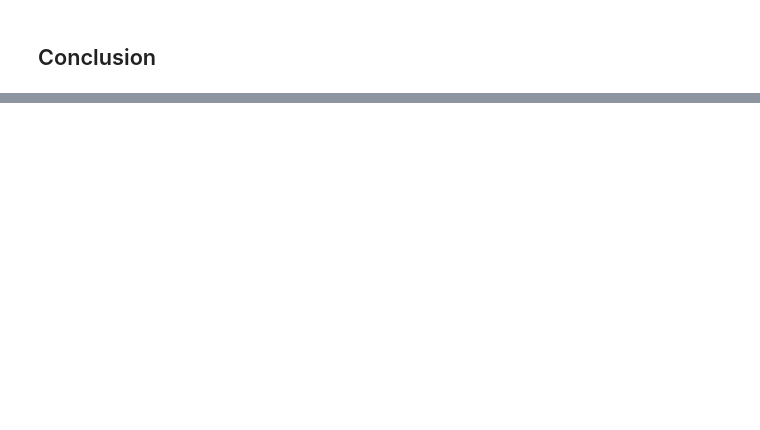
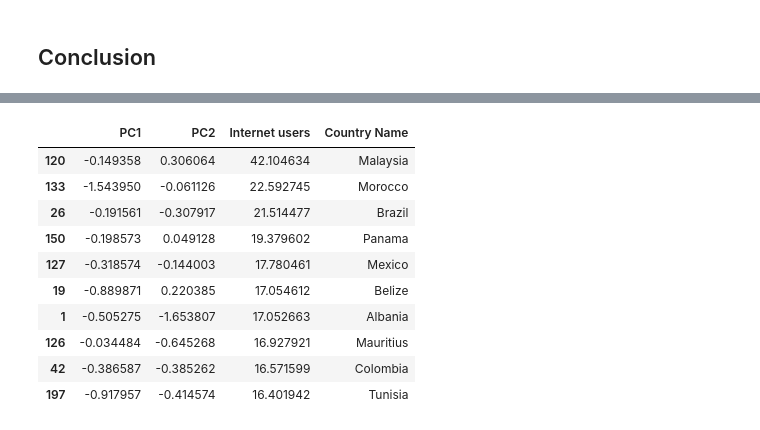
Before and after one commit to NassimNaoui/analyse_systemes_educatifs, a Jupyter notebook: notebooks/Analysez des données de systèmes éducatifs.ipynb, the cells around one changed output, grey strips where cells are left out. Drawn from its saved outputs; the diff is of its cells as text; code cells hidden in the pictures; blank space fills up the shorter version.

```diff
--- a/notebooks/Analysez des données de systèmes éducatifs.ipynb
+++ b/notebooks/Analysez des données de systèmes éducatifs.ipynb
@@ -602,0 +620,16 @@ plt.show()
+# %%
+df_pca['Country Name'] = df_data_final['Country Name'].values
+# %%
+df_pca[df_pca['PC1'] < 0].sort_values('Internet users', ascending=False).head(10)
+# %% [output]
+|  | PC1 | PC2 | Internet users | Country Name |
+| 120 | -0.149358 | 0.306064 | 42.104634 | Malaysia |
+| 133 | -1.543950 | -0.061126 | 22.592745 | Morocco |
+| 26 | -0.191561 | -0.307917 | 21.514477 | Brazil |
+| 150 | -0.198573 | 0.049128 | 19.379602 | Panama |
+| 127 | -0.318574 | -0.144003 | 17.780461 | Mexico |
+| 19 | -0.889871 | 0.220385 | 17.054612 | Belize |
+| 1 | -0.505275 | -1.653807 | 17.052663 | Albania |
+| 126 | -0.034484 | -0.645268 | 16.927921 | Mauritius |
+| 42 | -0.386587 | -0.385262 | 16.571599 | Colombia |
+| 197 | -0.917957 | -0.414574 | 16.401942 | Tunisia |
```
Also changed, not shown: parts of 5 cells of this notebook.
